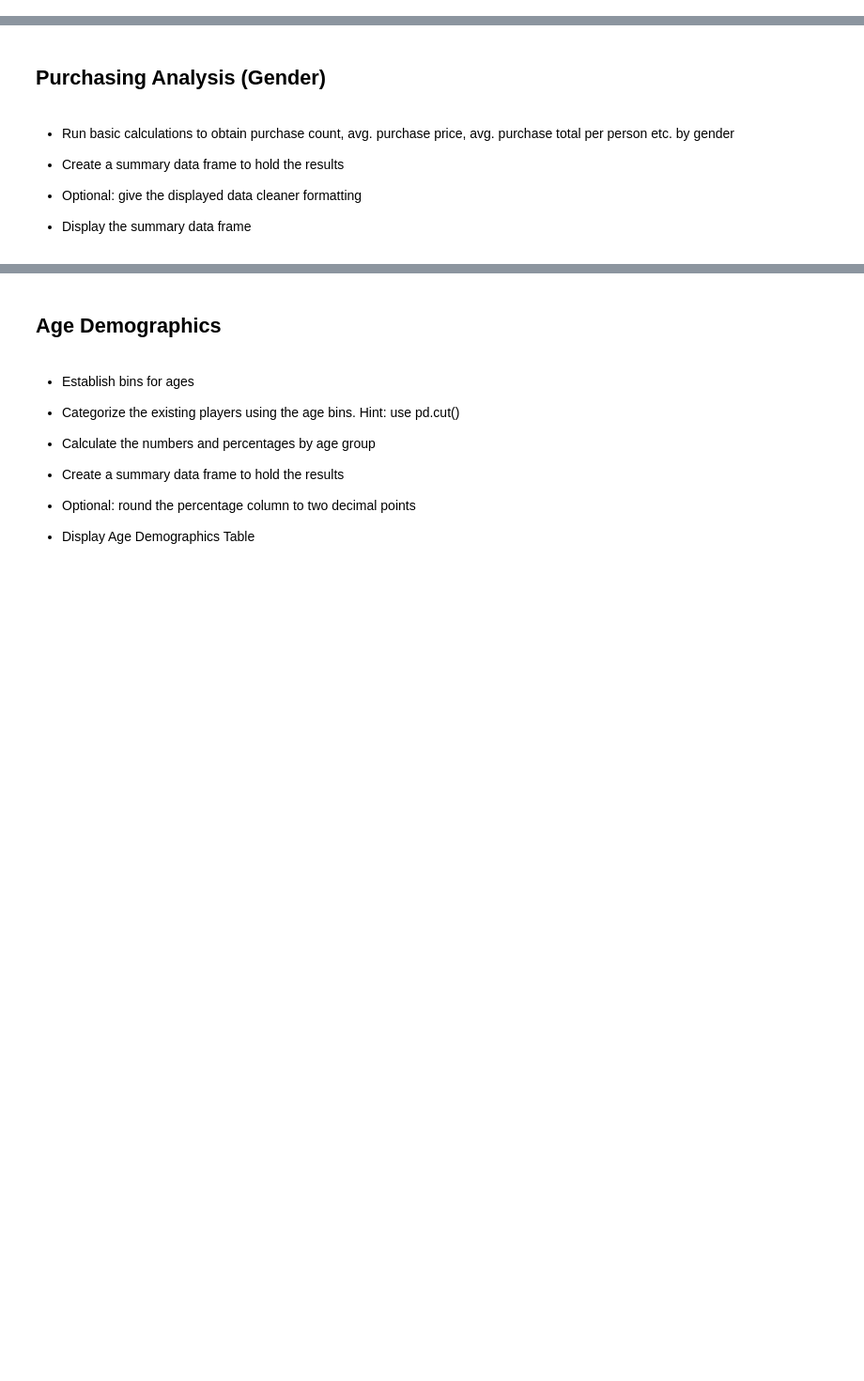
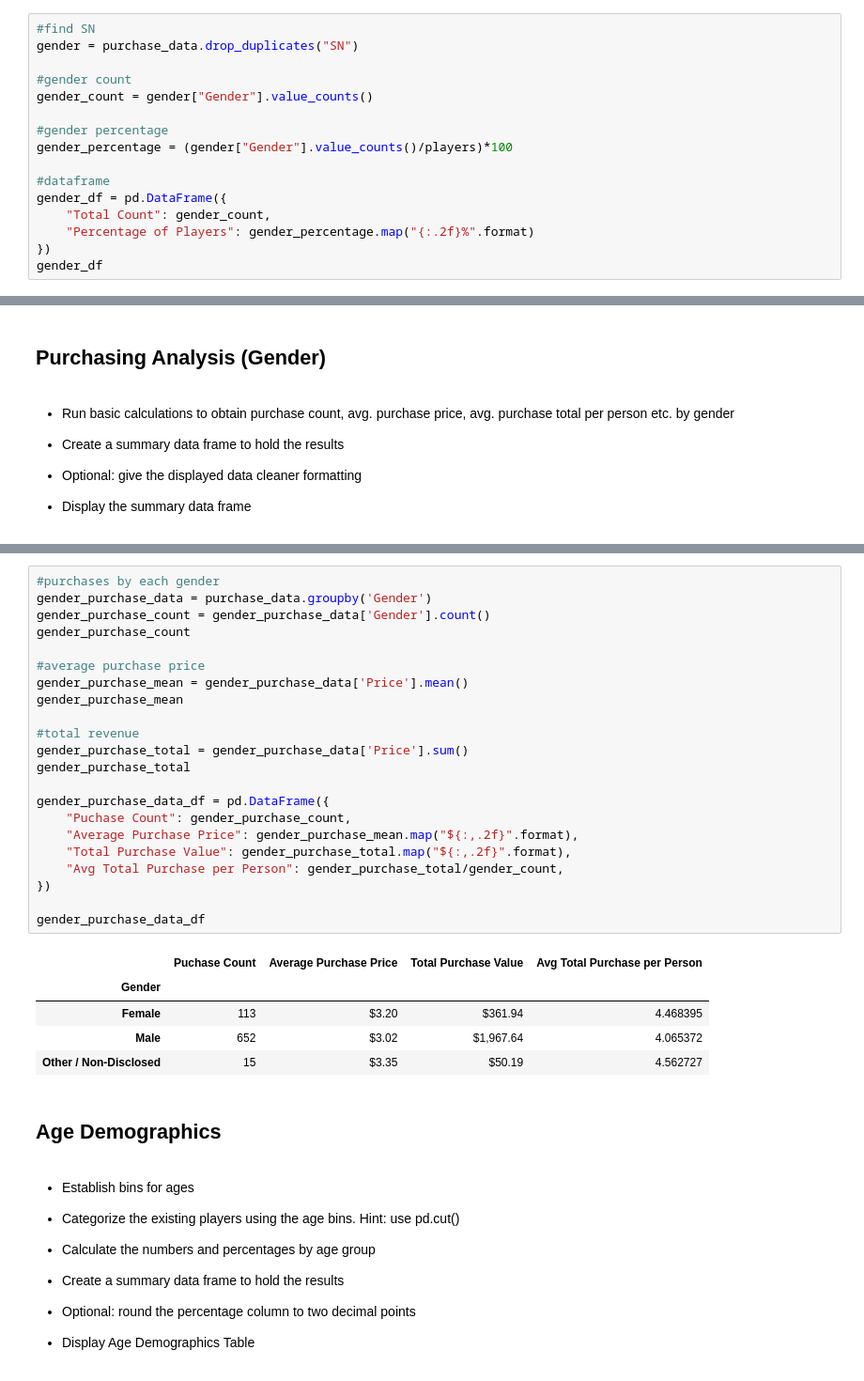
Before and after one commit to Ringlis1995/pandas-challenge, a Jupyter notebook: HeroesOfPymoli/HeroesOfPymoli.ipynb, the cells around one changed output, grey strips where cells are left out. Shown at 94% size. Saved outputs shown, nothing was run; the diff lists cells and outputs as text; blank space fills up the shorter version.

```diff
--- a/HeroesOfPymoli/HeroesOfPymoli.ipynb
+++ b/HeroesOfPymoli/HeroesOfPymoli.ipynb
@@ -58,0 +78,16 @@ purchase_data.head()
+# %%
+#find SN
+gender = purchase_data.drop_duplicates("SN")
+
+#gender count
+gender_count = gender["Gender"].value_counts()
+
+#gender percentage
+gender_percentage = (gender["Gender"].value_counts()/players)*100
+
+#dataframe
+gender_df = pd.DataFrame({
+    "Total Count": gender_count,
+    "Percentage of Players": gender_percentage.map("{:.2f}%".format)
+})
+gender_df
@@ -82,3 +115,31 @@ purchase_data.head()
+# %%
+#purchases by each gender
+gender_purchase_data = purchase_data.groupby('Gender')
+gender_purchase_count = gender_purchase_data['Gender'].count()
+gender_purchase_count
+
+#average purchase price
+gender_purchase_mean = gender_purchase_data['Price'].mean()
+gender_purchase_mean
+
+#total revenue
+gender_purchase_total = gender_purchase_data['Price'].sum()
+gender_purchase_total
+
+gender_purchase_data_df = pd.DataFrame({
+    "Puchase Count": gender_purchase_count,
+    "Average Purchase Price": gender_purchase_mean.map("${:,.2f}".format),
+    "Total Purchase Value": gender_purchase_total.map("${:,.2f}".format),
+    "Avg Total Purchase per Person": gender_purchase_total/gender_count,
+})
+
+gender_purchase_data_df
+# %% [output]
+|  | Puchase Count | Average Purchase Price | Total Purchase Value | Avg Total Purchase per Person |
+| Gender |  |  |  |  |
+| Female | 113 | $3.20 | $361.94 | 4.468395 |
+| Male | 652 | $3.02 | $1,967.64 | 4.065372 |
+| Other / Non-Disclosed | 15 | $3.35 | $50.19 | 4.562727 |
 # %% [markdown]
 ## Age Demographics
 # %% [markdown]
```
Also changed, not shown: parts of 20 cells of this notebook, 2 other files.
